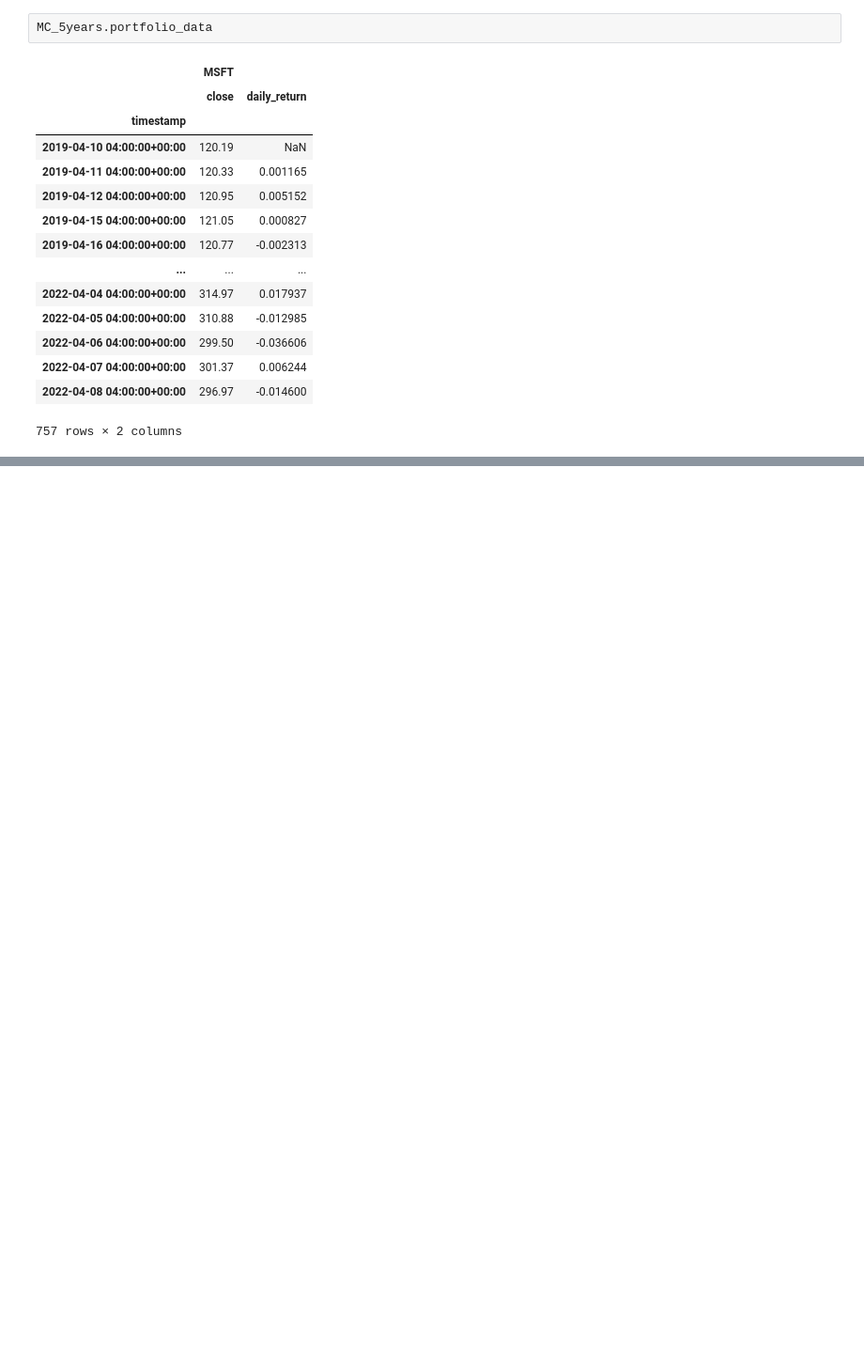
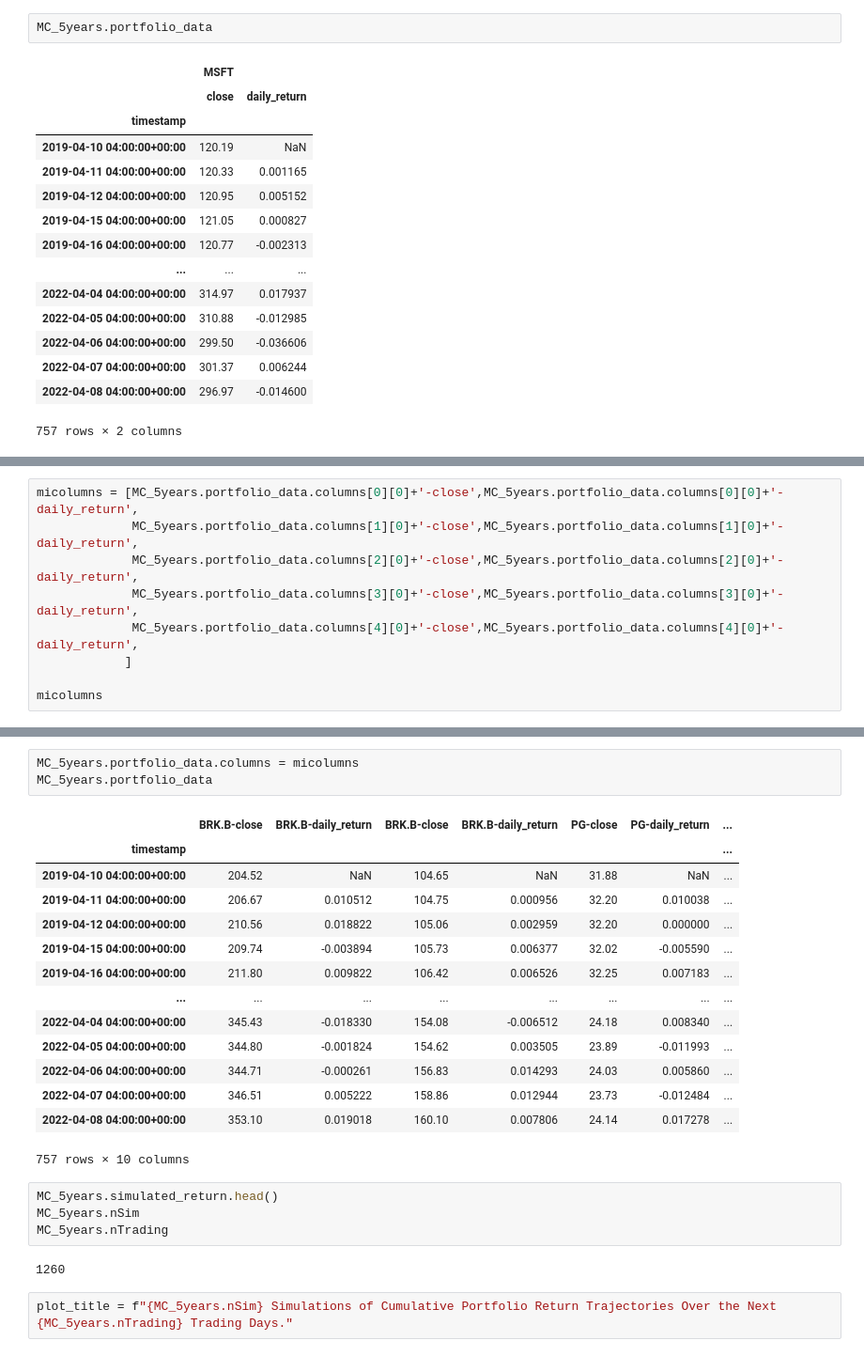
Before and after one commit to nomadic-me/dev.project.runningdigitally.com, a Jupyter notebook: Additional Coding.ipynb, the cells around one changed output, grey strips where cells are left out. Shown at 94% size. Drawn from its saved outputs; the diff is of its cells as text; blank space fills up the shorter version.

```diff
--- a/Additional Coding.ipynb
+++ b/Additional Coding.ipynb
@@ -375,0 +455,9 @@ MC_5years.portfolio_data
+# %%
+micolumns = [MC_5years.portfolio_data.columns[0][0]+'-close',MC_5years.portfolio_data.columns[0][0]+'-daily_return',
+             MC_5years.portfolio_data.columns[1][0]+'-close',MC_5years.portfolio_data.columns[1][0]+'-daily_return',
+             MC_5years.portfolio_data.columns[2][0]+'-close',MC_5years.portfolio_data.columns[2][0]+'-daily_return',
+             MC_5years.portfolio_data.columns[3][0]+'-close',MC_5years.portfolio_data.columns[3][0]+'-daily_return',
+             MC_5years.portfolio_data.columns[4][0]+'-close',MC_5years.portfolio_data.columns[4][0]+'-daily_return',
+            ]
+
+micolumns
@@ -375,0 +475,26 @@ MC_5years.portfolio_data
+# %%
+MC_5years.portfolio_data.columns = micolumns
+MC_5years.portfolio_data
+# %% [output]
+|  | BRK.B-close | BRK.B-daily_return | BRK.B-close | BRK.B-daily_return | PG-close | PG-daily_return | ... |
+| timestamp |  |  |  |  |  |  | ... |
+| 2019-04-10 04:00:00+00:00 | 204.52 | NaN | 104.65 | NaN | 31.88 | NaN | ... |
+| 2019-04-11 04:00:00+00:00 | 206.67 | 0.010512 | 104.75 | 0.000956 | 32.20 | 0.010038 | ... |
+| 2019-04-12 04:00:00+00:00 | 210.56 | 0.018822 | 105.06 | 0.002959 | 32.20 | 0.000000 | ... |
+| 2019-04-15 04:00:00+00:00 | 209.74 | -0.003894 | 105.73 | 0.006377 | 32.02 | -0.005590 | ... |
+| 2019-04-16 04:00:00+00:00 | 211.80 | 0.009822 | 106.42 | 0.006526 | 32.25 | 0.007183 | ... |
+| ... | ... | ... | ... | ... | ... | ... | ... |
+| 2022-04-04 04:00:00+00:00 | 345.43 | -0.018330 | 154.08 | -0.006512 | 24.18 | 0.008340 | ... |
+| 2022-04-05 04:00:00+00:00 | 344.80 | -0.001824 | 154.62 | 0.003505 | 23.89 | -0.011993 | ... |
+| 2022-04-06 04:00:00+00:00 | 344.71 | -0.000261 | 156.83 | 0.014293 | 24.03 | 0.005860 | ... |
+| 2022-04-07 04:00:00+00:00 | 346.51 | 0.005222 | 158.86 | 0.012944 | 23.73 | -0.012484 | ... |
+| 2022-04-08 04:00:00+00:00 | 353.10 | 0.019018 | 160.10 | 0.007806 | 24.14 | 0.017278 | ... |
+757 rows × 10 columns
+# %%
+MC_5years.simulated_return.head()
+MC_5years.nSim
+MC_5years.nTrading
+# %% [output]
+1260
+# %%
+plot_title = f"{MC_5years.nSim} Simulations of Cumulative Portfolio Return Trajectories Over the Next {MC_5years.nTrading} Trading Days."
```
Also changed, not shown: parts of 7 cells of this notebook, 2 other files.
